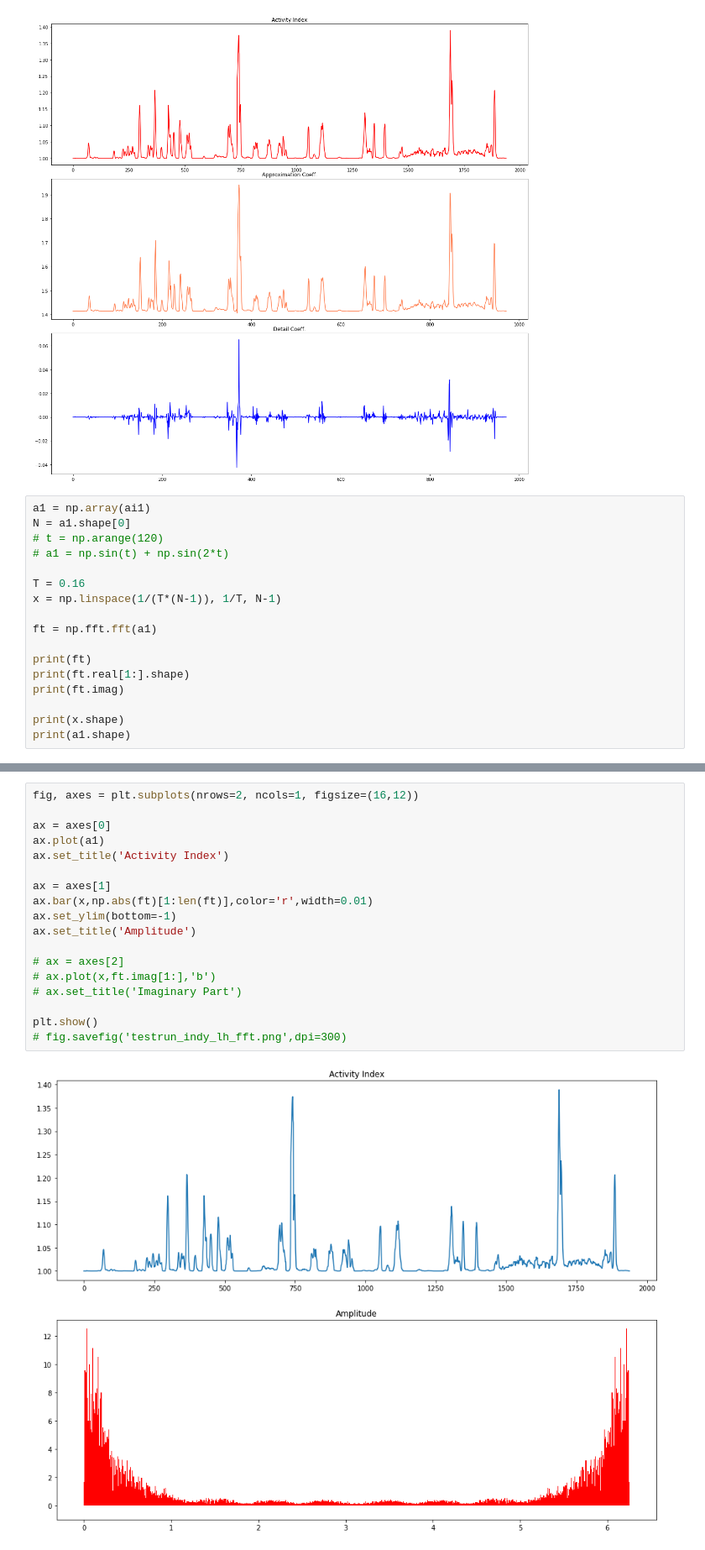
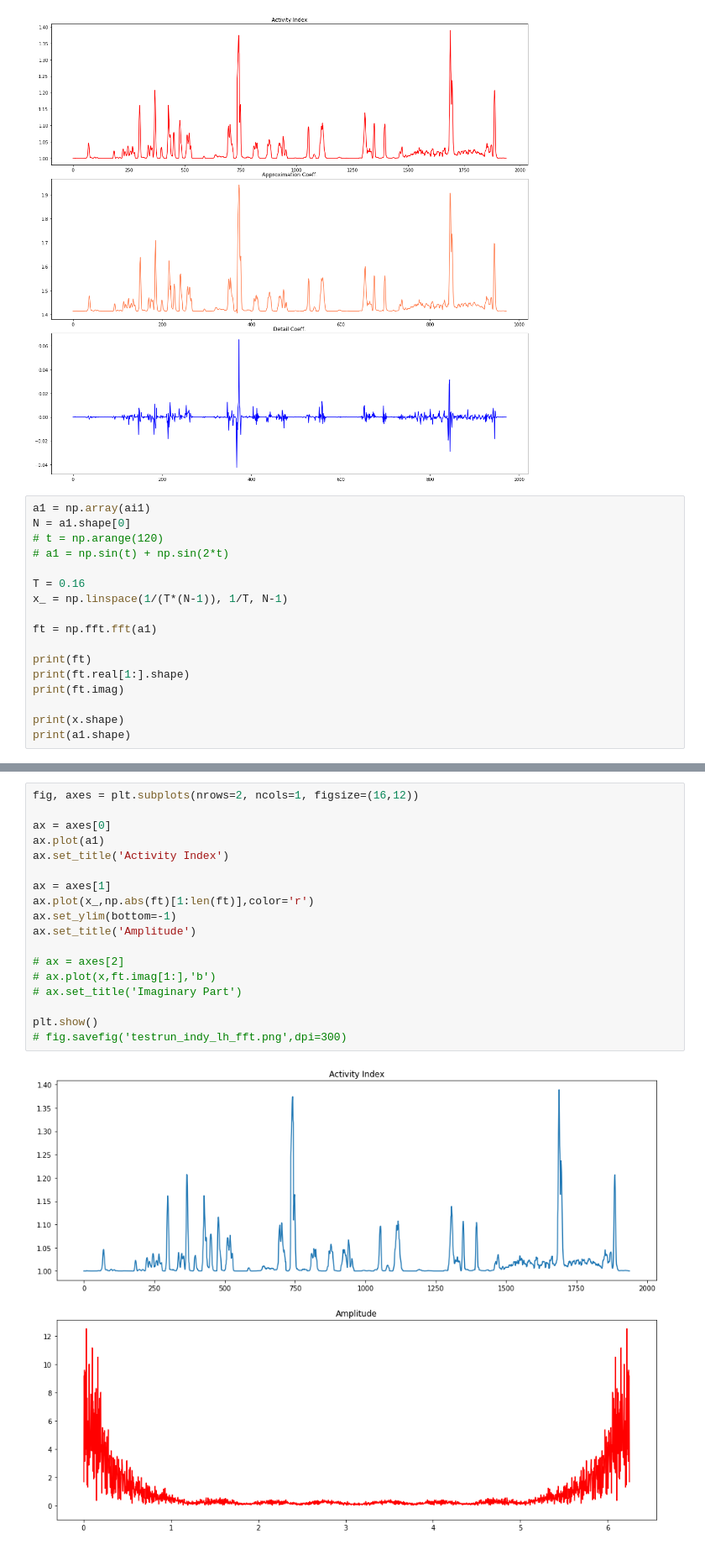
Before and after one commit to indykorpong/activity_classifier, a Jupyter notebook: testrun.ipynb, the cells around one changed output, grey strips where cells are left out. Shown at 84% size. Drawn from its saved outputs; the diff is of its cells as text.

```diff
--- a/testrun.ipynb
+++ b/testrun.ipynb
@@ -472,7 +489,7 @@ N = a1.shape[0]
 # a1 = np.sin(t) + np.sin(2*t)
 
 T = 0.16
-x = np.linspace(1/(T*(N-1)), 1/T, N-1)
+x_ = np.linspace(1/(T*(N-1)), 1/T, N-1)
 
 ft = np.fft.fft(a1)
 
@@ -494,20 +511,20 @@ print(a1.shape)
 # %%
 fig, axes = plt.subplots(nrows=2, ncols=1, figsize=(16,12))
 
 ax = axes[0]
 ax.plot(a1)
 ax.set_title('Activity Index')
 
 ax = axes[1]
-ax.bar(x,np.abs(ft)[1:len(ft)],color='r',width=0.01)
+ax.plot(x_,np.abs(ft)[1:len(ft)],color='r')
 ax.set_ylim(bottom=-1)
 ax.set_title('Amplitude')
 
 # ax = axes[2]
 # ax.plot(x,ft.imag[1:],'b')
 # ax.set_title('Imaginary Part')
 
 plt.show()
 # fig.savefig('testrun_indy_lh_fft.png',dpi=300)
 # %% [output]
-[figure, old version]
+[figure, new version]
```
Also changed, not shown: parts of 5 cells of this notebook, 7 other files.
